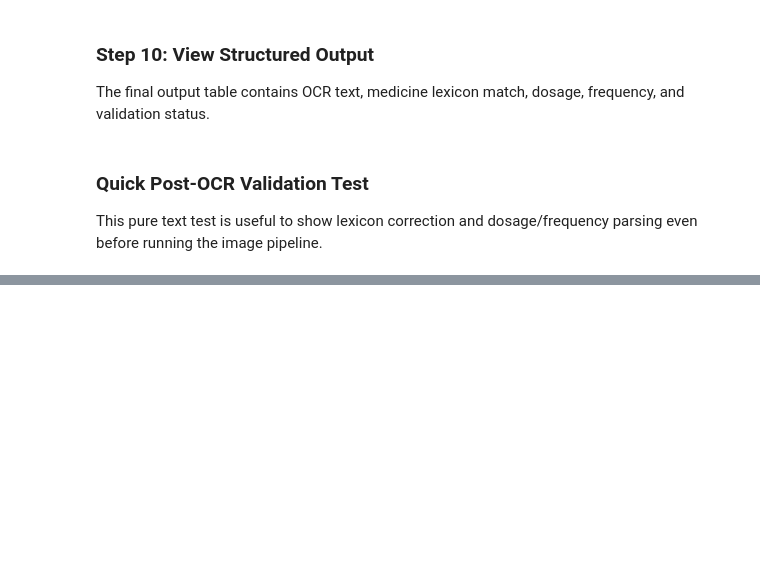
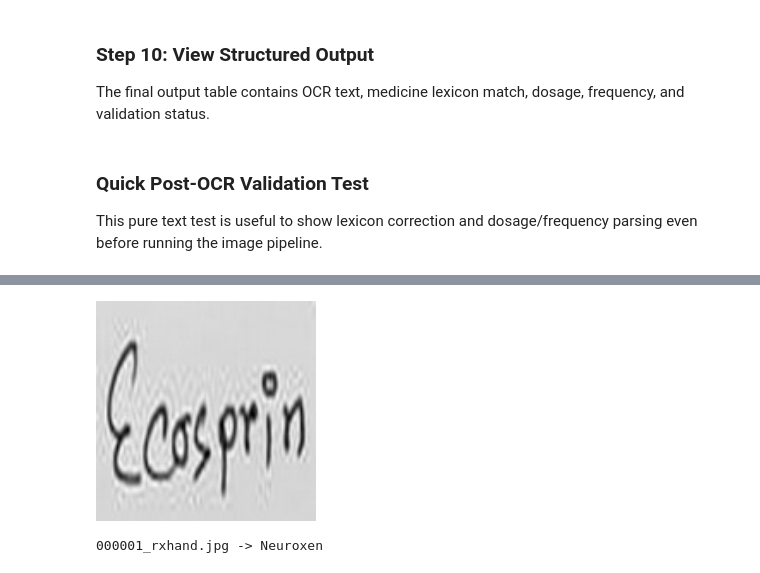
Before and after one commit to nbl-ahmd/project, a Jupyter notebook: phase4_trocr_word_level.ipynb, the cells around one changed output, grey strips where cells are left out. Cells and saved outputs as stored; diff of their text form; code cells hidden in the pictures; blank space fills up the shorter version.

```diff
--- a/phase4_trocr_word_level.ipynb
+++ b/phase4_trocr_word_level.ipynb
@@ -748,0 +871,78 @@ This pure text test is useful to show lexicon correction and dosage/frequency pa
+# %%
+# TrOCR-only inference on cropped word images
+
+from pathlib import Path
+import pandas as pd
+import torch
+from PIL import Image
+from tqdm.auto import tqdm
+from transformers import TrOCRProcessor, VisionEncoderDecoderModel
+from IPython.display import display, Image as IPImage
+
+TROCR_MODEL = Path("/kaggle/working/trocr_work/best_model")
+INPUT_CROPS_DIR = Path("/kaggle/input/datasets/nblahmd/handwritten-prescription/combined_trocr_word_dataset/Testing/testing_words")  # change to your word-crop folder
+OUTPUT_CSV = Path("/kaggle/working/trocr_only_predictions.csv")
+
+MAX_TARGET_LEN = 48
+NUM_BEAMS = 1
+
+print("TrOCR model:", TROCR_MODEL, "exists =", TROCR_MODEL.exists())
+print("Input crop folder:", INPUT_CROPS_DIR, "exists =", INPUT_CROPS_DIR.exists())
+
+if not TROCR_MODEL.exists():
+    raise FileNotFoundError(f"Model not found: {TROCR_MODEL}")
+
+image_files = [
+    p for p in sorted(INPUT_CROPS_DIR.glob("*"))
+    if p.suffix.lower() in [".jpg", ".jpeg", ".png", ".webp", ".bmp", ".tif", ".tiff"]
+]
+
+print("Images found:", len(image_files))
+if not image_files:
+    raise FileNotFoundError(f"No images found in {INPUT_CROPS_DIR}")
+
+device = "cuda" if torch.cuda.is_available() else "cpu"
+
+processor = TrOCRProcessor.from_pretrained(str(TROCR_MODEL))
+model = VisionEncoderDecoderModel.from_pretrained(str(TROCR_MODEL)).to(device)
+model.eval()
+
+def normalize_text(text):
+    return " ".join(str(text).strip().split())
+
+def predict_image(image_path):
+    image = Image.open(image_path).convert("RGB")
+    pixel_values = processor(images=image, return_tensors="pt").pixel_values.to(device)
+
+    with torch.no_grad():
+        generated_ids = model.generate(
+            pixel_values,
+            max_length=MAX_TARGET_LEN,
+            num_beams=NUM_BEAMS,
+            early_stopping=NUM_BEAMS > 1,
+        )
+
+    return normalize_text(
+        processor.batch_decode(generated_ids, skip_special_tokens=True)[0]
+    )
+
+rows = []
+for image_path in tqdm(image_files):
+    pred = predict_image(image_path)
+    rows.append({
+        "image": str(image_path),
+        "filename": image_path.name,
+        "prediction": pred,
+    })
+
+pred_df = pd.DataFrame(rows)
+pred_df.to_csv(OUTPUT_CSV, index=False)
+
+print("Saved:", OUTPUT_CSV)
+display(pred_df)
+
+print("\nPreview:")
+for _, row in pred_df.head(20).iterrows():
+    print(row["filename"], "->", row["prediction"])
+    display(IPImage(filename=row["image"], width=220))
+# %% [output]
@@ -748,0 +968,2 @@ This pure text test is useful to show lexicon correction and dosage/frequency pa
+[figure, added]
+000001_rxhand.jpg -> Neuroxen
```
Also changed, not shown: parts of 6 cells of this notebook.
